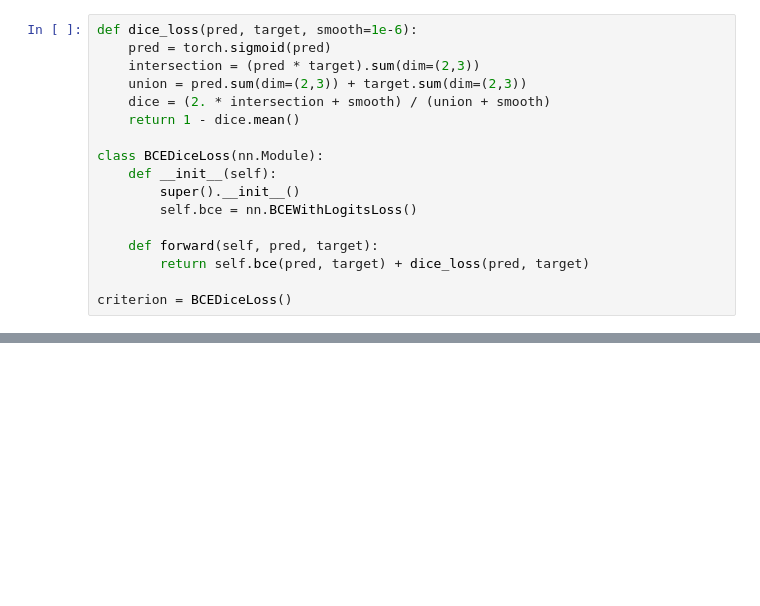
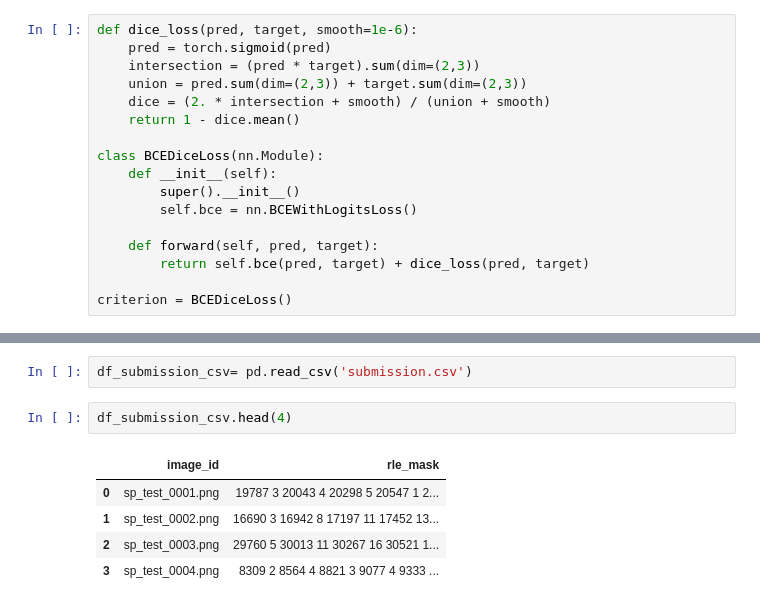
Before and after one commit to sammyWanjohi/mammo_assist, a Jupyter notebook: UNet/breast-unet.ipynb, the cells around one changed output, grey strips where cells are left out. Saved outputs shown, nothing was run; the diff lists cells and outputs as text; blank space fills up the shorter version.

```diff
--- a/UNet/breast-unet.ipynb
+++ b/UNet/breast-unet.ipynb
@@ -319,0 +489,10 @@ UNet(
+# %%
+df_submission_csv= pd.read_csv('submission.csv')
+# %%
+df_submission_csv.head(4)
+# %% [output]
+|  | image_id | rle_mask |
+| 0 | sp_test_0001.png | 19787 3 20043 4 20298 5 20547 1 2... |
+| 1 | sp_test_0002.png | 16690 3 16942 8 17197 11 17452 13... |
+| 2 | sp_test_0003.png | 29760 5 30013 11 30267 16 30521 1... |
+| 3 | sp_test_0004.png | 8309 2 8564 4 8821 3 9077 4 9333 ... |
```
Also changed, not shown: parts of 15 cells of this notebook.
